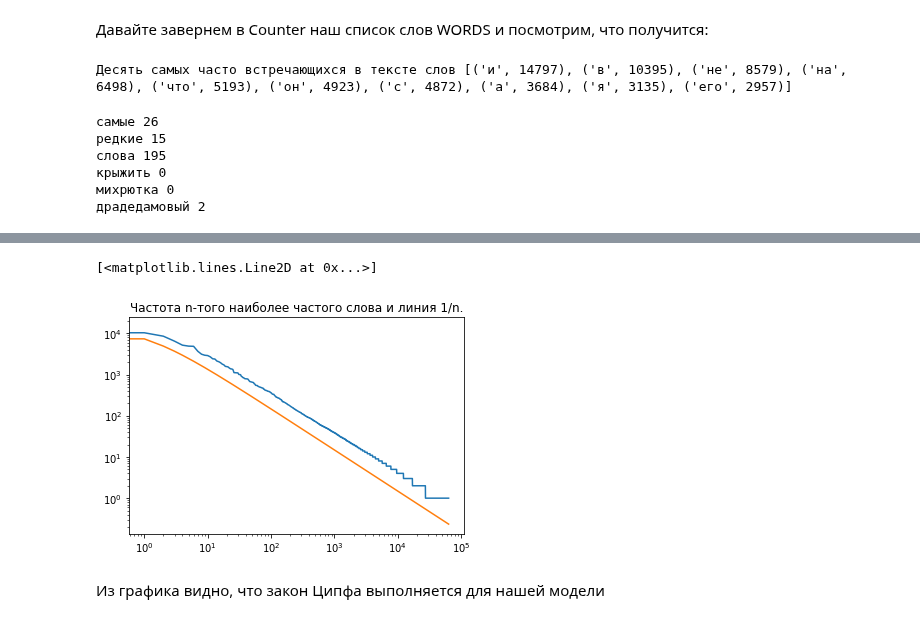
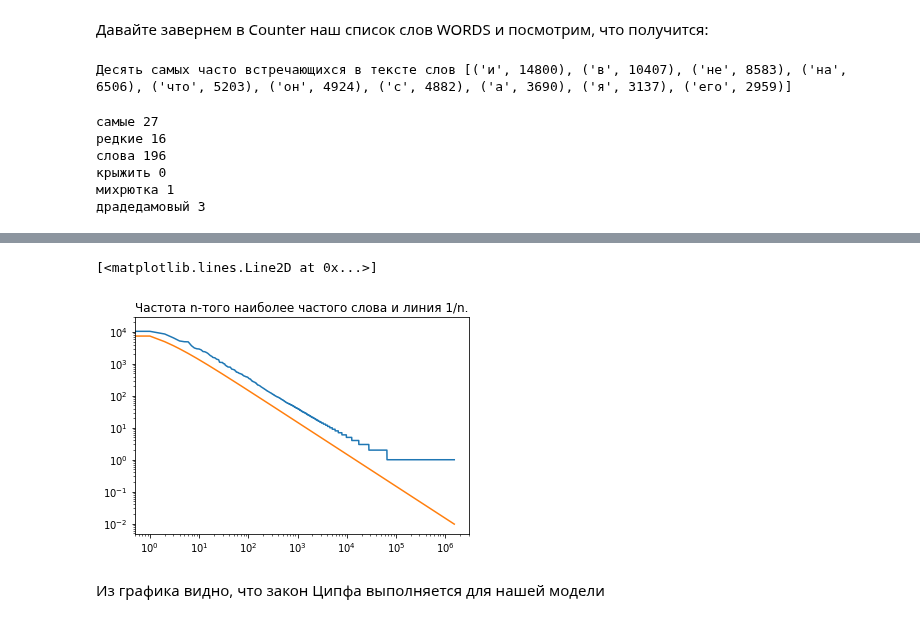
Before and after one commit to wequalwo/Alternative_exam, a Jupyter notebook: Alter.ipynb, the cells around one changed output, grey strips where cells are left out. Saved outputs shown, nothing was run; the diff lists cells and outputs as text; code cells hidden in the pictures.

```diff
--- a/Alter.ipynb
+++ b/Alter.ipynb
@@ -11,12 +11,21 @@
 
 Создадим две рекомендательные системы правописания, которые смогут принимать входные данные пользователя и рекомендовать правильно написанное слово, одно при помощи расстояния Жаккара, а другое - Левенштейна.
 # %%
+
+# Импортируй и властвуй
+# %pylab inline
 import nltk
 from nltk.corpus import words
 from nltk.metrics.distance import edit_distance, jaccard_distance
 from nltk.util import ngrams
-import pandas
+import pandas as pd
+import numpy as np
 
+import re
+import math
+import string
+from collections import Counter
+import requests
 
 import codecs
 with codecs.open('top10000.txt', 'r', encoding = 'utf-8') as file:
@@ -26,7 +35,7 @@ correct_spellings = re.findall(r'[а-ё]+', correct_spellings.lower())
 #correct_spellings = [w for w in correct_spellings if len(w) > 2]
 #correct_spellings[:10]
 
-spellings_series = pandas.Series(correct_spellings) # проиндексированный список этих словv
+spellings_series = pd.Series(correct_spellings) # проиндексированный список этих словv
 # %% [markdown]
 **Метрика: расстояние Жаккара**
 
@@ -170,3 +173,5 @@ with codecs.open('russian.txt', 'r', encoding = 'windows 1251') as file:
+# %%
+TEXT += TEXT2
 # %% [markdown]
 Затем нужно этот текст разбить на слова (необходимо выполнить токенизацию).
 # %%
@@ -230,17 +235,17 @@ COUNTS = Counter(WORDS)
 
 print('Десять самых часто встречающихся в тексте слов', COUNTS.most_common(10))
 # %% [output]
-Десять самых часто встречающихся в тексте слов [('и', 14797), ('в', 10395), ('не', 8579), ('на', 6498), ('что', 5193), ('он', 4923), ('с', 4872), ('а', 3684), ('я', 3135), ('его', 2957)]
+Десять самых часто встречающихся в тексте слов [('и', 14800), ('в', 10407), ('не', 8583), ('на', 6506), ('что', 5203), ('он', 4924), ('с', 4882), ('а', 3690), ('я', 3137), ('его', 2959)]
 # %%
 for w in tokens('самые редкие слова: Крыжить, Михрютка, Драдедамовый '):
     print(w, COUNTS[w])
 # %% [output]
-самые 26
-редкие 15
-слова 195
+самые 27
+редкие 16
+слова 196
 крыжить 0
-михрютка 0
-драдедамовый 2
+михрютка 1
+драдедамовый 3
 # %% [markdown]
 ----------------------------------------------------------------------------
 ![Джордж Ципф](http://www.factroom.ru/facts/wp-content/uploads/2013/12/224.jpg " ")
@@ -248,14 +253,15 @@ for w in tokens('самые редкие слова: Крыжить, Михрю
 В 1935, лингвист Джордж Ципф отметил, что в любом большом тексте $n - $тое наиболее часто встречающееся слово появляется с частотой ~ $ 1/n$ от частоты наиболее часто встречающегося слова. Это наблюдение получило название Закона Ципфа, несмотря на то, что Феликс Ауэрбах заметил это еще в 1913 году. Если нарисовать частоты слов, начиная от самого часто встречающегося, на *log-log*-графике, они должны приблизительно следовать прямой линии, если закон Ципфа верен.
 # %%
 M = COUNTS['и']
-yscale('log');
-xscale('log');
-title('Частота n-того наиболее частого слова и линия 1/n.')
-plot([c for (w, c) in COUNTS.most_common()])
-plot([M/i for i in range(1, len(COUNTS)+1)])
+import matplotlib.pyplot as plt
+plt.yscale('log');
+plt.xscale('log');
+plt.title('Частота n-того наиболее частого слова и линия 1/n.')
+plt.plot([c for (w, c) in COUNTS.most_common()])
+plt.plot([M/i for i in range(1, len(COUNTS)+1)])
 # %% [output]
 [<matplotlib.lines.Line2D at 0x...>]
-[figure, old version]
+[figure, new version]
 # %% [markdown]
 Из графика видно, что закон Ципфа выполняется для нашей модели
 # %% [markdown]
```
Also changed, not shown: parts of 55 cells of this notebook.
